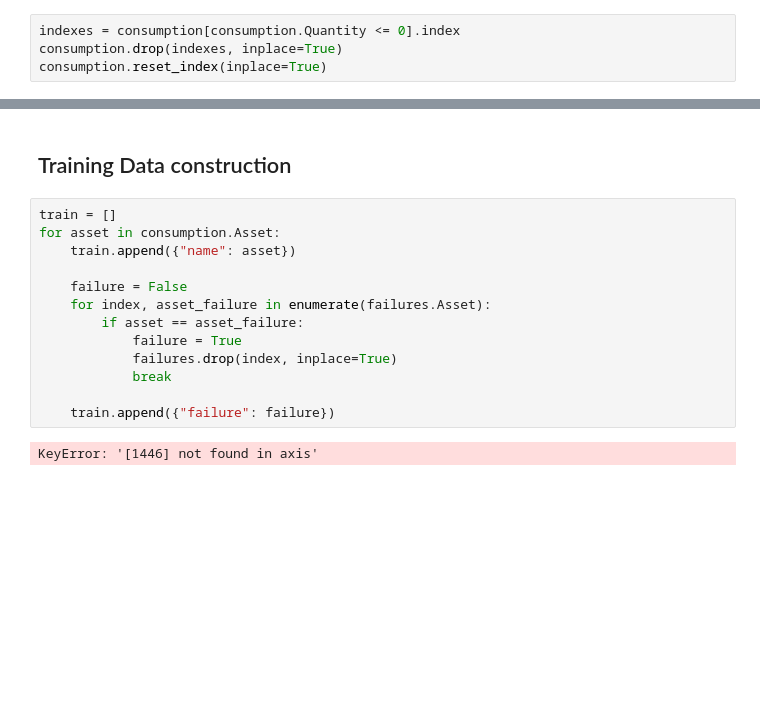
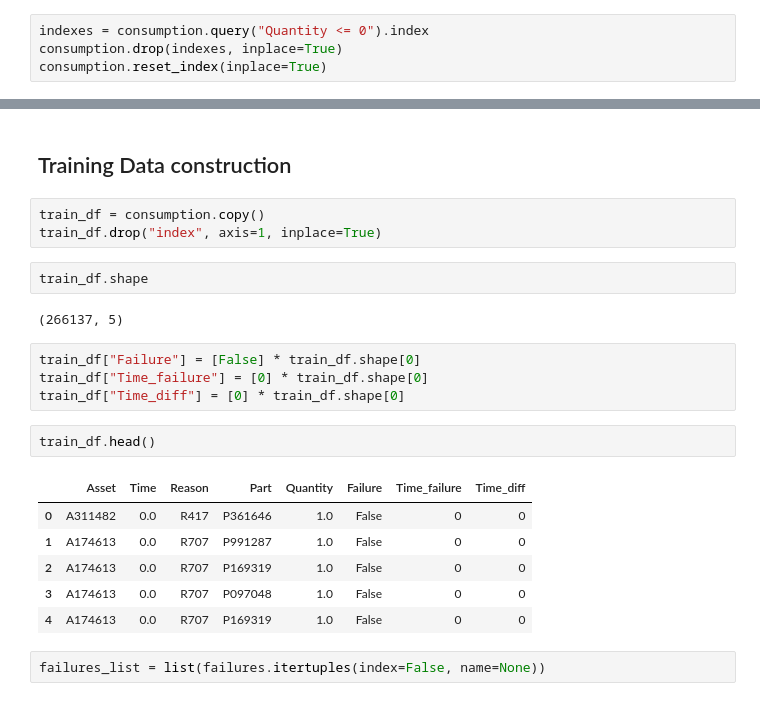
Before and after one commit to ronaldpereira/phm-challenge, a Jupyter notebook: 2014/src/phm-2014.ipynb, the cells around one changed output, grey strips where cells are left out. Drawn from its saved outputs; the diff is of its cells as text; blank space fills up the shorter version.

```diff
--- a/2014/src/phm-2014.ipynb
+++ b/2014/src/phm-2014.ipynb
@@ -163,5 +171,5 @@ Name: Time, dtype: float64
 # %%
-indexes = consumption[consumption.Quantity <= 0].index
+indexes = consumption.query("Quantity <= 0").index
 consumption.drop(indexes, inplace=True)
 consumption.reset_index(inplace=True)
 # %%
@@ -178,18 +186,25 @@ max        3000.000000
 Name: Quantity, dtype: float64
 # %% [markdown]
 ## Training Data construction
-# %%
-train = []
-for asset in consumption.Asset:
-    train.append({"name": asset})
-
-    failure = False
-    for index, asset_failure in enumerate(failures.Asset):
-        if asset == asset_failure:
-            failure = True
-            failures.drop(index, inplace=True)
-            break
-
-    train.append({"failure": failure})
-# %% [output]
-KeyError: '[1446] not found in axis'
+# %%
+train_df = consumption.copy()
+train_df.drop("index", axis=1, inplace=True)
+# %%
+train_df.shape
+# %% [output]
+(266137, 5)
+# %%
+train_df["Failure"] = [False] * train_df.shape[0]
+train_df["Time_failure"] = [0] * train_df.shape[0]
+train_df["Time_diff"] = [0] * train_df.shape[0]
+# %%
+train_df.head()
+# %% [output]
+|  | Asset | Time | Reason | Part | Quantity | Failure | Time_failure | Time_diff |
+| 0 | A311482 | 0.0 | R417 | P361646 | 1.0 | False | 0 | 0 |
+| 1 | A174613 | 0.0 | R707 | P991287 | 1.0 | False | 0 | 0 |
+| 2 | A174613 | 0.0 | R707 | P169319 | 1.0 | False | 0 | 0 |
+| 3 | A174613 | 0.0 | R707 | P097048 | 1.0 | False | 0 | 0 |
+| 4 | A174613 | 0.0 | R707 | P169319 | 1.0 | False | 0 | 0 |
+# %%
+failures_list = list(failures.itertuples(index=False, name=None))
```
Also changed, not shown: parts of 5 cells of this notebook.
